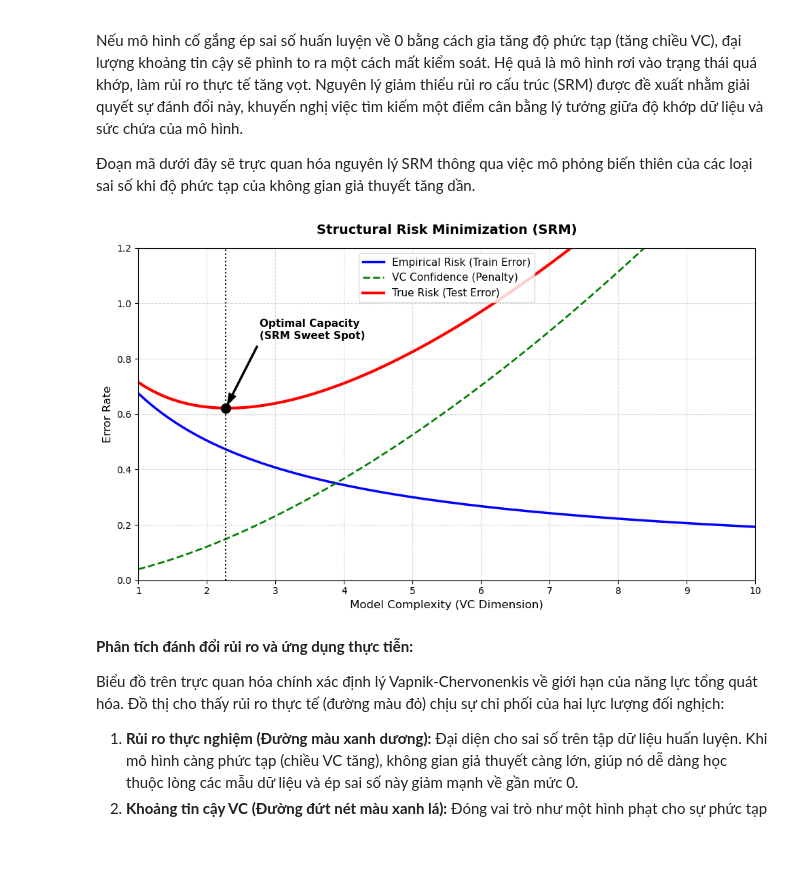
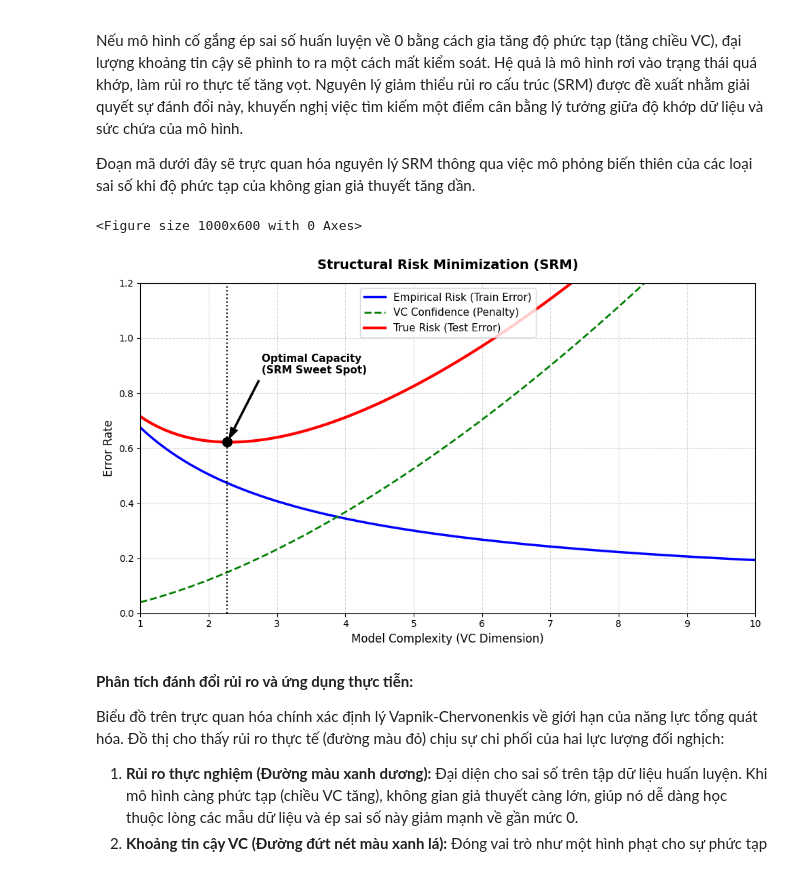
Before and after one commit to ThanhChuong12/Supervised-Learning-Regression-Classification, a Jupyter notebook: code/Part2_Classification/03_advanced_bonus_experiments.ipynb, the cells around one changed output. Cells and saved outputs as stored; diff of their text form; code cells hidden in the pictures.

Commit message:
move plot in pt2 notebook to visualizations.py

```diff
--- a/code/Part2_Classification/03_advanced_bonus_experiments.ipynb
+++ b/code/Part2_Classification/03_advanced_bonus_experiments.ipynb
@@ -608,48 +609,35 @@ Nếu mô hình cố gắng ép sai số huấn luyện về 0 bằng cách gia
 # %%
 # Array representing model complexity like VC dimension
 model_complexity = np.linspace(1, 10, 100)
 
 # Simulate empirical risk decreasing as complexity increases
 empirical_risk = 1.0 / (0.6 * model_complexity + 1) + 0.05
 
 # Simulate VC confidence bound increasing with complexity
 vc_confidence = 0.04 * (model_complexity ** 1.6)
 
 # True risk is bounded by empirical risk plus VC confidence
 true_risk = empirical_risk + vc_confidence
 
 # Find the optimal complexity point minimizing the true risk
 optimal_idx = np.argmin(true_risk)
 opt_complexity = model_complexity[optimal_idx]
 opt_risk = true_risk[optimal_idx]
 
 plt.figure(figsize=(10, 6))
 
 # Plot the three fundamental curves
-plt.plot(model_complexity, empirical_risk, 'b-', linewidth=2.5, label='Empirical Risk (Train Error)')
-plt.plot(model_complexity, vc_confidence, 'g--', linewidth=2, label='VC Confidence (Penalty)')
-plt.plot(model_complexity, true_risk, 'r-', linewidth=3, label='True Risk (Test Error)')
-
-# Mark the optimal SRM sweet spot
-plt.axvline(x=opt_complexity, color='black', linestyle=':', linewidth=1.5)
-plt.scatter(opt_complexity, opt_risk, color='black', s=100, zorder=5)
-plt.annotate('Optimal Capacity\n(SRM Sweet Spot)',
-             xy=(opt_complexity, opt_risk),
-             xytext=(opt_complexity + 0.5, opt_risk + 0.25),
-             arrowprops=dict(facecolor='black', shrink=0.05, width=1.5, headwidth=8),
-             fontsize=11, fontweight='bold')
-
-plt.title('Structural Risk Minimization (SRM)', fontsize=14, fontweight='bold', pad=15)
-plt.xlabel('Model Complexity (VC Dimension)', fontsize=12)
-plt.ylabel('Error Rate', fontsize=12)
-plt.xlim(1, 10)
-plt.ylim(0, 1.2)
-plt.grid(True, linestyle='--', alpha=0.5)
-plt.legend(loc='upper center', fontsize=11)
-plt.tight_layout()
-plt.show()
+plot_structural_risk_minimization_srm(
+    model_complexity,
+    empirical_risk,
+    vc_confidence,
+    true_risk,
+    opt_complexity,
+    opt_risk
+)
 # %% [output]
+<Figure size 1000x600 with 0 Axes>
-[figure, old version]
+[figure, new version]
 # %% [markdown]
 **Phân tích đánh đổi rủi ro và ứng dụng thực tiễn:**
 
```
Also changed, not shown: parts of 5 cells of this notebook, 1 other file.
